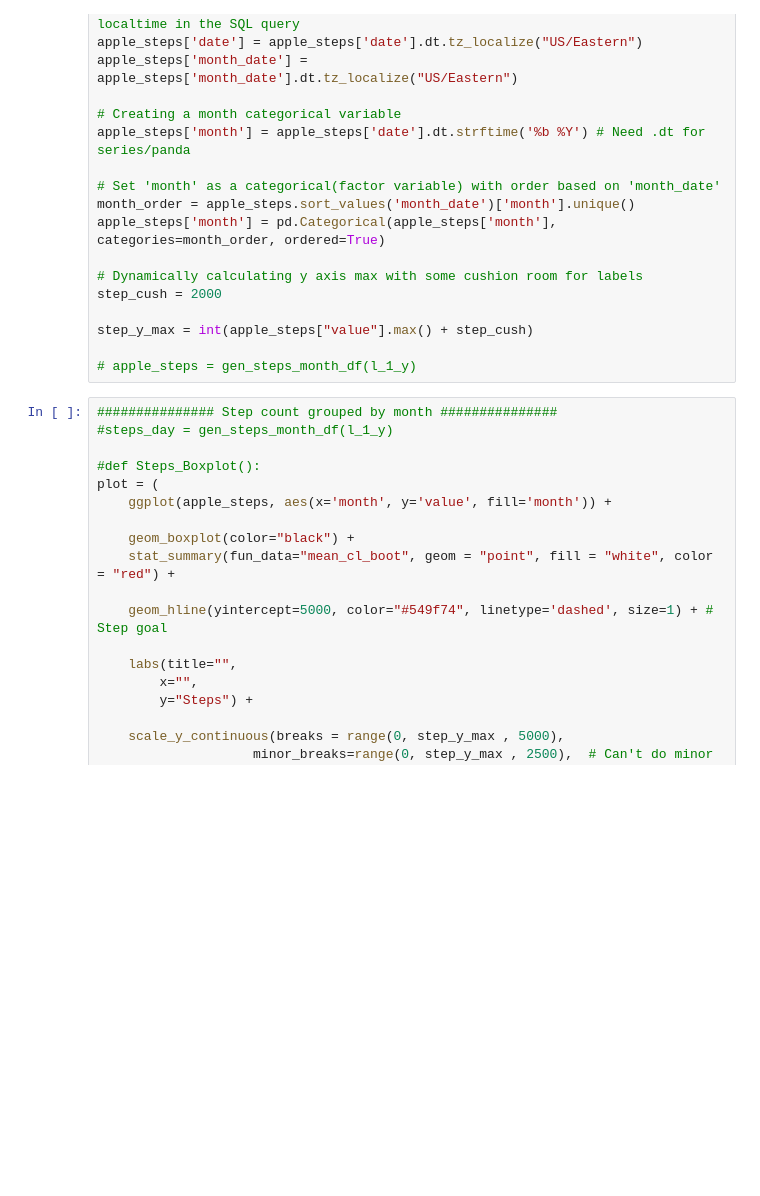
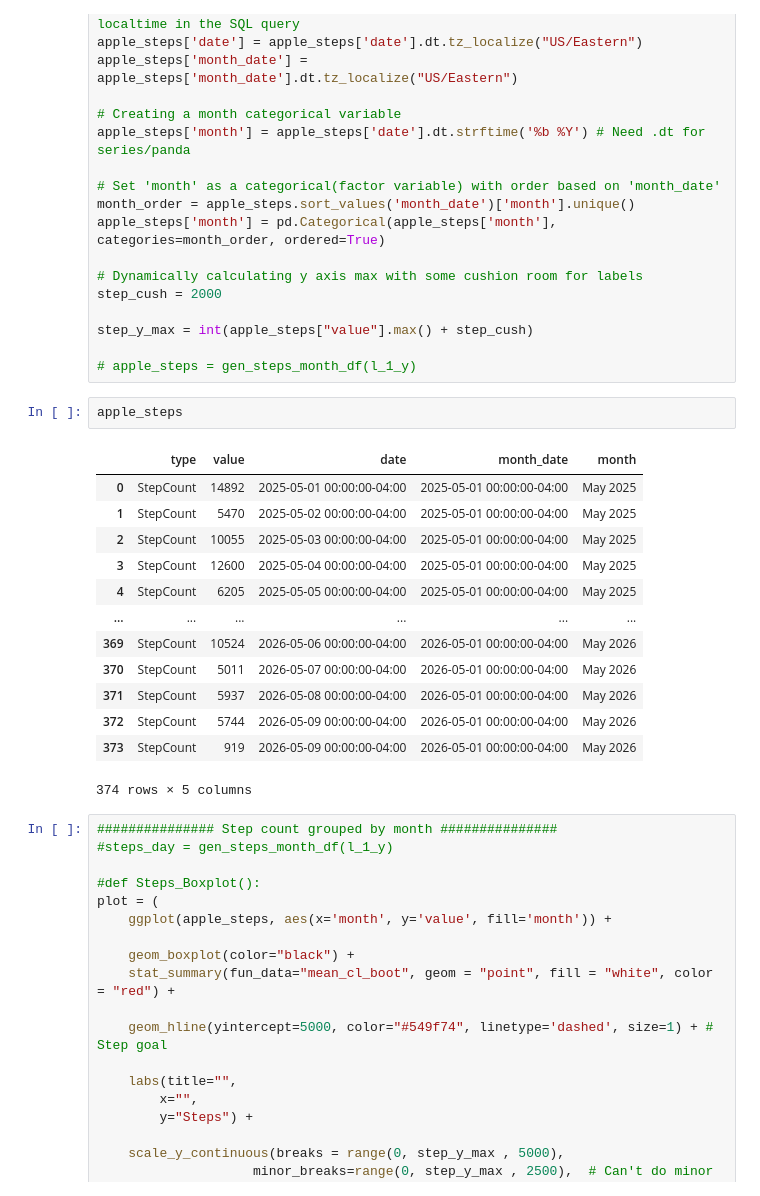
Before and after one commit to Ryan-Iacovone/Habit-Tracker-Website, a Jupyter notebook: QA_Env.ipynb, the cells around one changed output. Cells and saved outputs as stored; diff of their text form; blank space fills up the shorter version.

```diff
--- a/QA_Env.ipynb
+++ b/QA_Env.ipynb
@@ -1252,6 +1252,22 @@ step_cush = 2000
 step_y_max = int(apple_steps["value"].max() + step_cush)
 
 # apple_steps = gen_steps_month_df(l_1_y)
+# %%
+apple_steps
+# %% [output]
+|  | type | value | date | month_date | month |
+| 0 | StepCount | 14892 | 2025-05-01 00:00:00-04:00 | 2025-05-01 00:00:00-04:00 | May 2025 |
+| 1 | StepCount | 5470 | 2025-05-02 00:00:00-04:00 | 2025-05-01 00:00:00-04:00 | May 2025 |
+| 2 | StepCount | 10055 | 2025-05-03 00:00:00-04:00 | 2025-05-01 00:00:00-04:00 | May 2025 |
+| 3 | StepCount | 12600 | 2025-05-04 00:00:00-04:00 | 2025-05-01 00:00:00-04:00 | May 2025 |
+| 4 | StepCount | 6205 | 2025-05-05 00:00:00-04:00 | 2025-05-01 00:00:00-04:00 | May 2025 |
+| ... | ... | ... | ... | ... | ... |
+| 369 | StepCount | 10524 | 2026-05-06 00:00:00-04:00 | 2026-05-01 00:00:00-04:00 | May 2026 |
+| 370 | StepCount | 5011 | 2026-05-07 00:00:00-04:00 | 2026-05-01 00:00:00-04:00 | May 2026 |
+| 371 | StepCount | 5937 | 2026-05-08 00:00:00-04:00 | 2026-05-01 00:00:00-04:00 | May 2026 |
+| 372 | StepCount | 5744 | 2026-05-09 00:00:00-04:00 | 2026-05-01 00:00:00-04:00 | May 2026 |
+| 373 | StepCount | 919 | 2026-05-09 00:00:00-04:00 | 2026-05-01 00:00:00-04:00 | May 2026 |
+374 rows × 5 columns
 # %%
 ############### Step count grouped by month ###############
 #steps_day = gen_steps_month_df(l_1_y)
```
Also changed, not shown: parts of 2 cells of this notebook, 12 other files.
